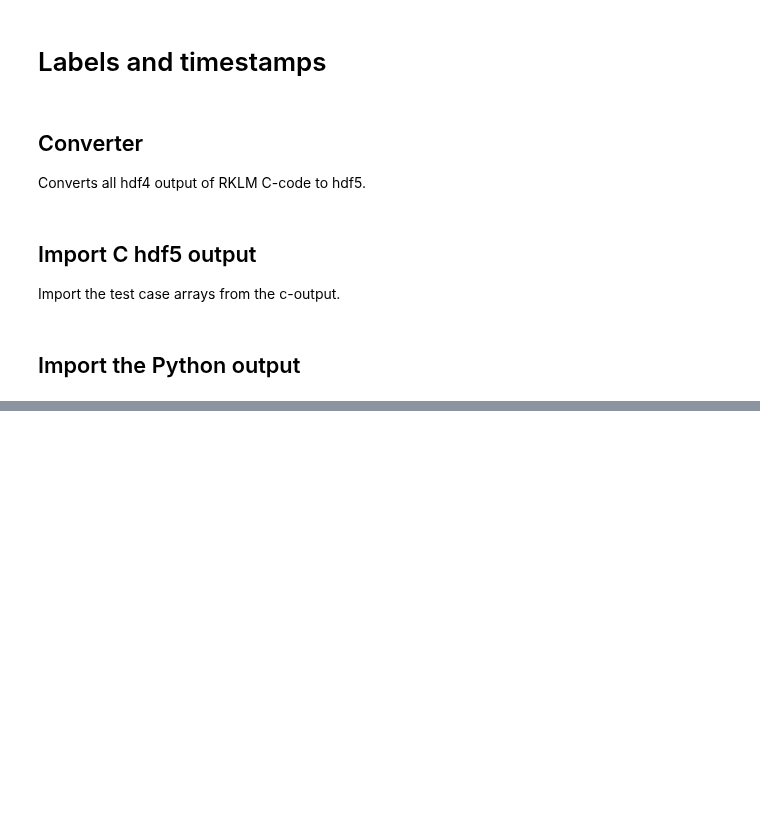
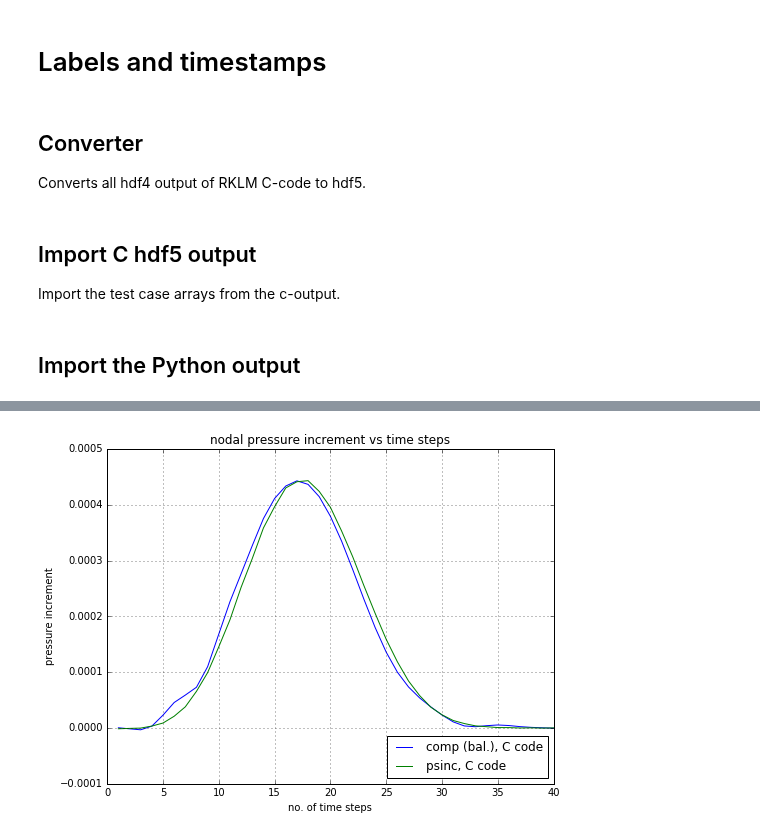
Before and after one commit to ray-chew/pyBELLA, a Jupyter notebook: RKLM_Reference/hdf4-5_converter_viewer.ipynb, the cells around one changed output, grey strips where cells are left out. Saved outputs shown, nothing was run; the diff lists cells and outputs as text; code cells hidden in the pictures; blank space fills up the shorter version.

```diff
--- a/RKLM_Reference/hdf4-5_converter_viewer.ipynb
+++ b/RKLM_Reference/hdf4-5_converter_viewer.ipynb
@@ -296,0 +396,31 @@ for att in atts:
+# %%
+probe = []
+probet = []
+probep = []
+loc0 = 32
+loc1 = 32
+for carr in carrs:
+    probe.append(carr[loc0,loc1])
+
+for ctarr in ctarrs:
+    probet.append(ctarr[loc0,loc1])
+
+for cparr in cparrs:
+    probep.append(cparr[loc0,loc1])
+
+x = np.arange(1,41)
+
+probe_psinc = [-4.16766852e-07,-6.08619303e-07,-1.03702769e-06,-1.11898407e-06,-1.69640407e-06,-1.57766044e-06,-2.09920108e-06,-1.11339614e-06,1.10827386e-07,5.19910827e-06,1.28620304e-05,2.84104608e-05,4.92618419e-05,8.18534754e-05,1.19826756e-04,1.70257874e-04,2.20939517e-04,2.80115288e-04,3.30120092e-04,3.81096965e-04,4.13513742e-04,4.40027099e-04,4.43348428e-04,4.37245704e-04,4.11213608e-04,3.77084594e-04,3.31179646e-04,2.82633817e-04,2.31205267e-04,1.83405427e-04,1.38962539e-04,1.02073755e-04,7.10626482e-05,4.81653260e-05,3.03973502e-05,1.91010477e-05,1.07118976e-05,6.46532862e-06,3.12112388e-06,2.09594145e-06]
+plt.figure(figsize=(8,6))
+# plt.plot(x,np.diff(probe), label='comp (unbal.)')
+plt.plot(x,np.diff(probet), label='comp (bal.), C code')
+plt.plot(x,np.diff(probep), label='psinc, C code')
+# plt.plot(x,probe_psinc, label='psinc, Python code')
+plt.xlabel('no. of time steps')
+plt.ylabel('pressure increment')
+plt.title('nodal pressure increment vs time steps')
+plt.legend(loc='lower right')
+plt.grid()
+plt.show()
+# %% [output]
+[figure, added]
```
Also changed, not shown: parts of 6 cells of this notebook, 10 other files.
